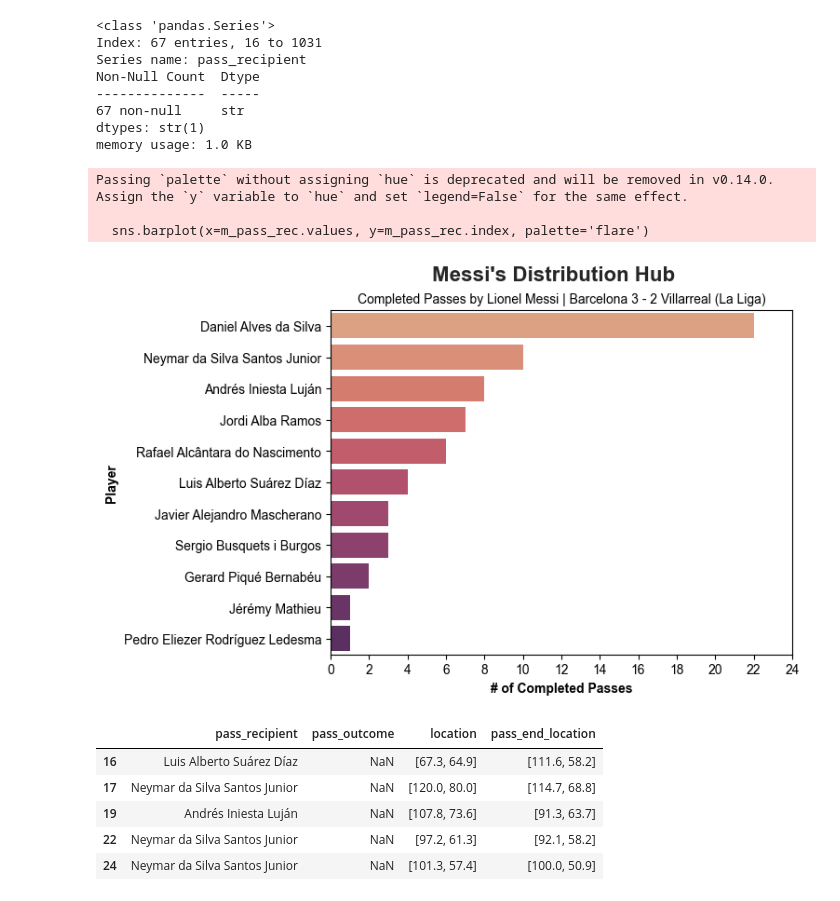
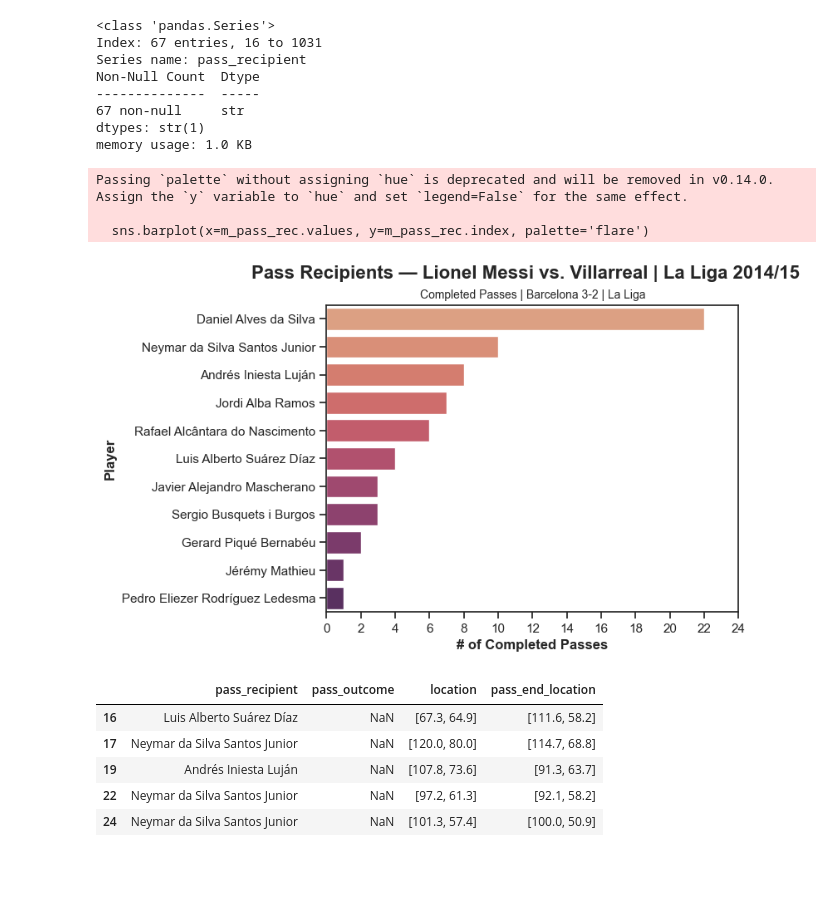
Before and after one commit to Osaka17/messi_spatial_passing_optimization, a Jupyter notebook: messi.ipynb, the cells around one changed output. Saved outputs shown, nothing was run; the diff lists cells and outputs as text; code cells hidden in the pictures; blank space fills up the shorter version.

```diff
--- a/messi.ipynb
+++ b/messi.ipynb
@@ -327,21 +327,21 @@ m_pass_rec = messi_clean['pass_recipient'].value_counts()
 # %%
 import seaborn as sns
 import matplotlib.pyplot as plt
 
 sns.barplot(x=m_pass_rec.values, y=m_pass_rec.index, palette='flare')
 sns.set_theme(style='ticks')
-plt.suptitle("Messi's Distribution Hub", fontweight='bold', fontsize=16)
-plt.title('Completed Passes by Lionel Messi | Barcelona 3 - 2 Villarreal (La Liga)', fontsize=10)
+plt.suptitle("Pass Recipients — Lionel Messi vs. Villarreal | La Liga 2014/15", fontweight='bold', fontsize=16)
+plt.title('Completed Passes | Barcelona 3-2 | La Liga', fontsize=10)
 plt.xlabel('# of Completed Passes', fontweight='semibold')
 plt.ylabel('Player', fontweight='semibold')
 plt.xticks(range(0, 26, 2))
 plt.savefig('03_distribution_hub.png', dpi=300, bbox_inches='tight')
 plt.show()
 # %% [output]
 Passing `palette` without assigning `hue` is deprecated and will be removed in v0.14.0. Assign the `y` variable to `hue` and set `legend=False` for the same effect.
 
   sns.barplot(x=m_pass_rec.values, y=m_pass_rec.index, palette='flare')
-[figure, old version]
+[figure, new version]
 # %%
 messi_passes_rel.head()
 # %% [output]
```
Also changed, not shown: parts of 1 cell of this notebook, 6 other files.
